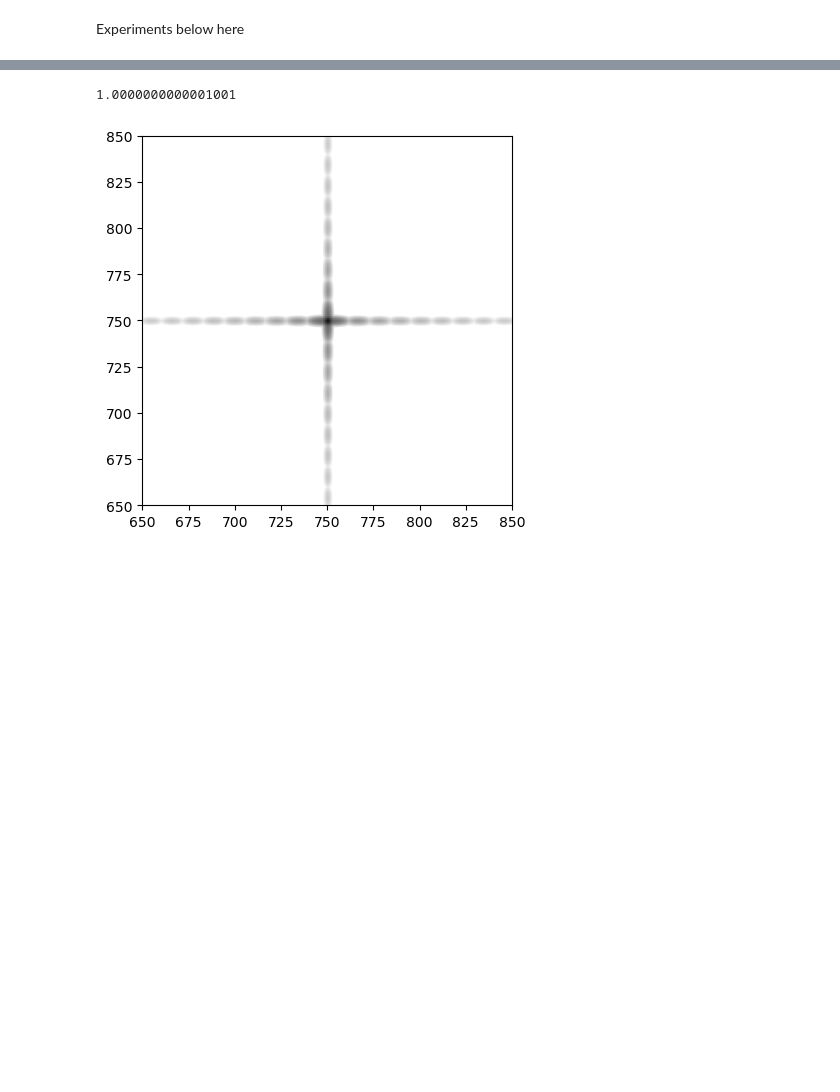
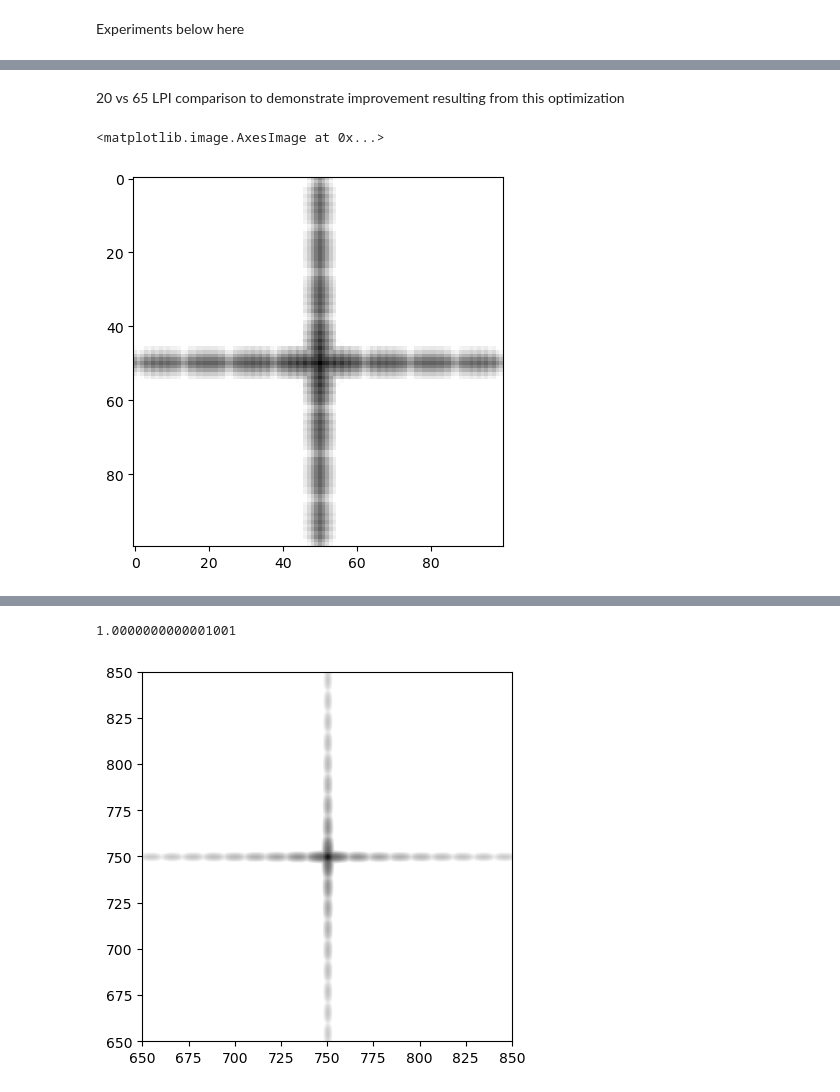
Before and after one commit to suncet/suncet_instrument_simulator, a Jupyter notebook: suncet_instrument_simulator/Diffraction/diffraction_pattern.ipynb, the cells around one changed output, grey strips where cells are left out. Drawn from its saved outputs; the diff is of its cells as text; code cells hidden in the pictures; blank space fills up the shorter version.

Commit message:
Updated diffraction pattern codes to be more flexible

```diff
--- a/suncet_instrument_simulator/Diffraction/diffraction_pattern.ipynb
+++ b/suncet_instrument_simulator/Diffraction/diffraction_pattern.ipynb
@@ -22,2 +23,12 @@ mesh
  'CDELT': [<Quantity 4.8 arcsec>, <Quantity 4.8 arcsec>],
  'Area': <Quantity 0.90025725>}
+# %% [markdown]
+20 vs 65 LPI comparison to demonstrate improvement resulting from this optimization
+# %%
+psf_185_65_lpi = suncet_psf.psf(185, diffraction_orders=np.arange(-100, 100, 1), angle_arm = [90, 0] * u.deg, angles_focal_plane=[0, 90] * u.deg, lpi = 65, output_size = [100, 100])
+psf_185_20_lpi = suncet_psf.psf(185, diffraction_orders=np.arange(-100, 100, 1), angle_arm = [90, 0] * u.deg, angles_focal_plane=[0, 90] * u.deg, lpi = 20, output_size = [100, 100])
+# %%
+plt.imshow(np.log10(psf_185_65_lpi), cmap='Greys', vmin=-12, vmax=0)
+# %% [output]
+<matplotlib.image.AxesImage at 0x...>
+[figure, added]
```
Also changed, not shown: parts of 7 cells of this notebook, 1 other file.
